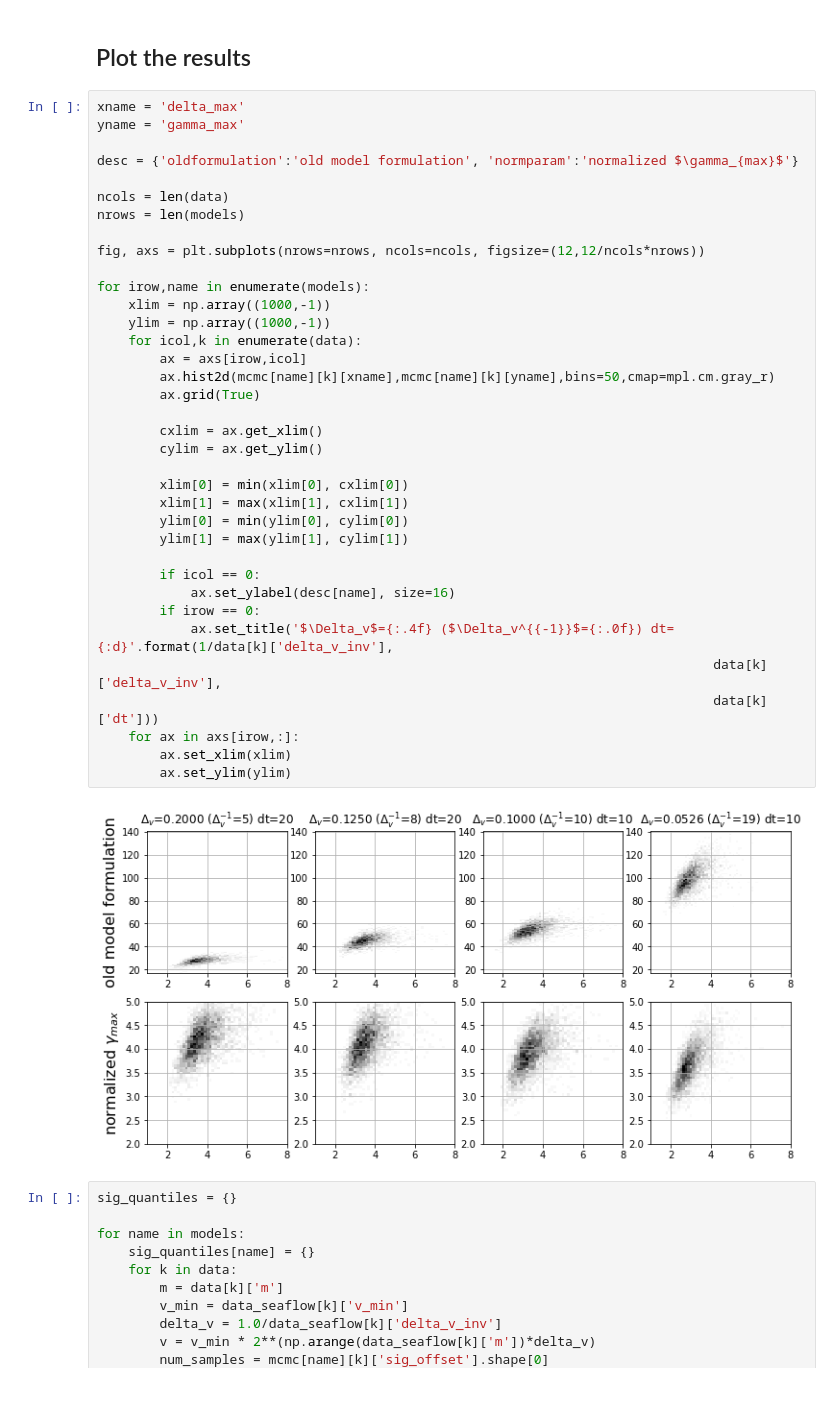
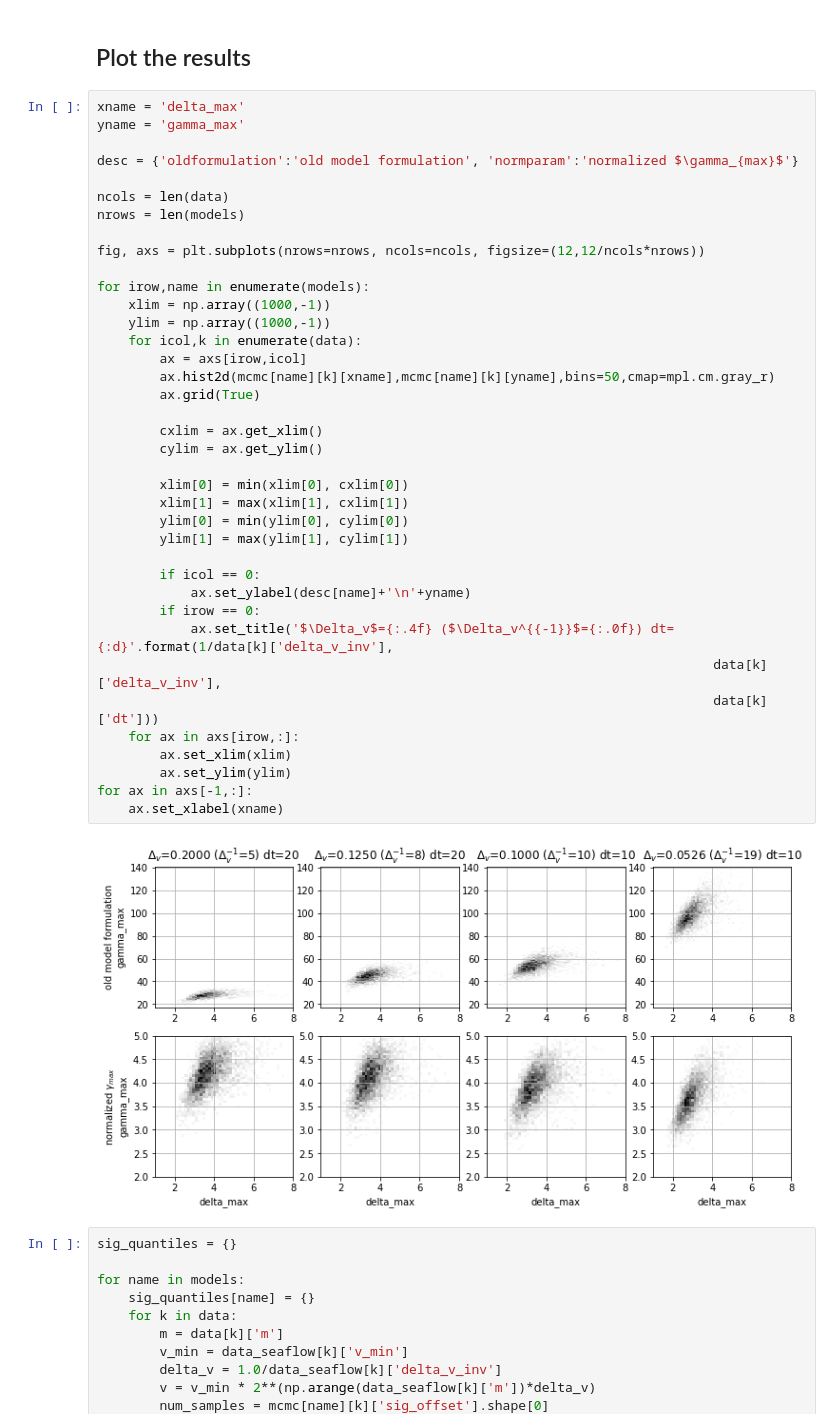
Before and after one commit to fribalet/Bayesian-matrixmodel, a Jupyter notebook: resolutionexperiments_sigmoidaldelta.ipynb, the cells around one changed output. Drawn from its saved outputs; the diff is of its cells as text; blank space fills up the shorter version.

Commit message:
improved plots in resolution experiments

```diff
--- a/resolutionexperiments_sigmoidaldelta.ipynb
+++ b/resolutionexperiments_sigmoidaldelta.ipynb
@@ -255,35 +255,37 @@ desc = {'oldformulation':'old model formulation', 'normparam':'normalized $\gamm
 ncols = len(data)
 nrows = len(models)
 
 fig, axs = plt.subplots(nrows=nrows, ncols=ncols, figsize=(12,12/ncols*nrows))
 
 for irow,name in enumerate(models):
     xlim = np.array((1000,-1))
     ylim = np.array((1000,-1))
     for icol,k in enumerate(data):
         ax = axs[irow,icol]
         ax.hist2d(mcmc[name][k][xname],mcmc[name][k][yname],bins=50,cmap=mpl.cm.gray_r)
         ax.grid(True)
 
         cxlim = ax.get_xlim()
         cylim = ax.get_ylim()
 
         xlim[0] = min(xlim[0], cxlim[0])
         xlim[1] = max(xlim[1], cxlim[1])
         ylim[0] = min(ylim[0], cylim[0])
         ylim[1] = max(ylim[1], cylim[1])
 
         if icol == 0:
-            ax.set_ylabel(desc[name], size=16)
+            ax.set_ylabel(desc[name]+'\n'+yname)
         if irow == 0:
             ax.set_title('$\Delta_v$={:.4f} ($\Delta_v^{{-1}}$={:.0f}) dt={:d}'.format(1/data[k]['delta_v_inv'],
                                                                                data[k]['delta_v_inv'],
                                                                                data[k]['dt']))
     for ax in axs[irow,:]:
         ax.set_xlim(xlim)
         ax.set_ylim(ylim)
+for ax in axs[-1,:]:
+    ax.set_xlabel(xname)
 # %% [output]
-[figure, old version]
+[figure, new version]
 # %%
 sig_quantiles = {}
 
```
